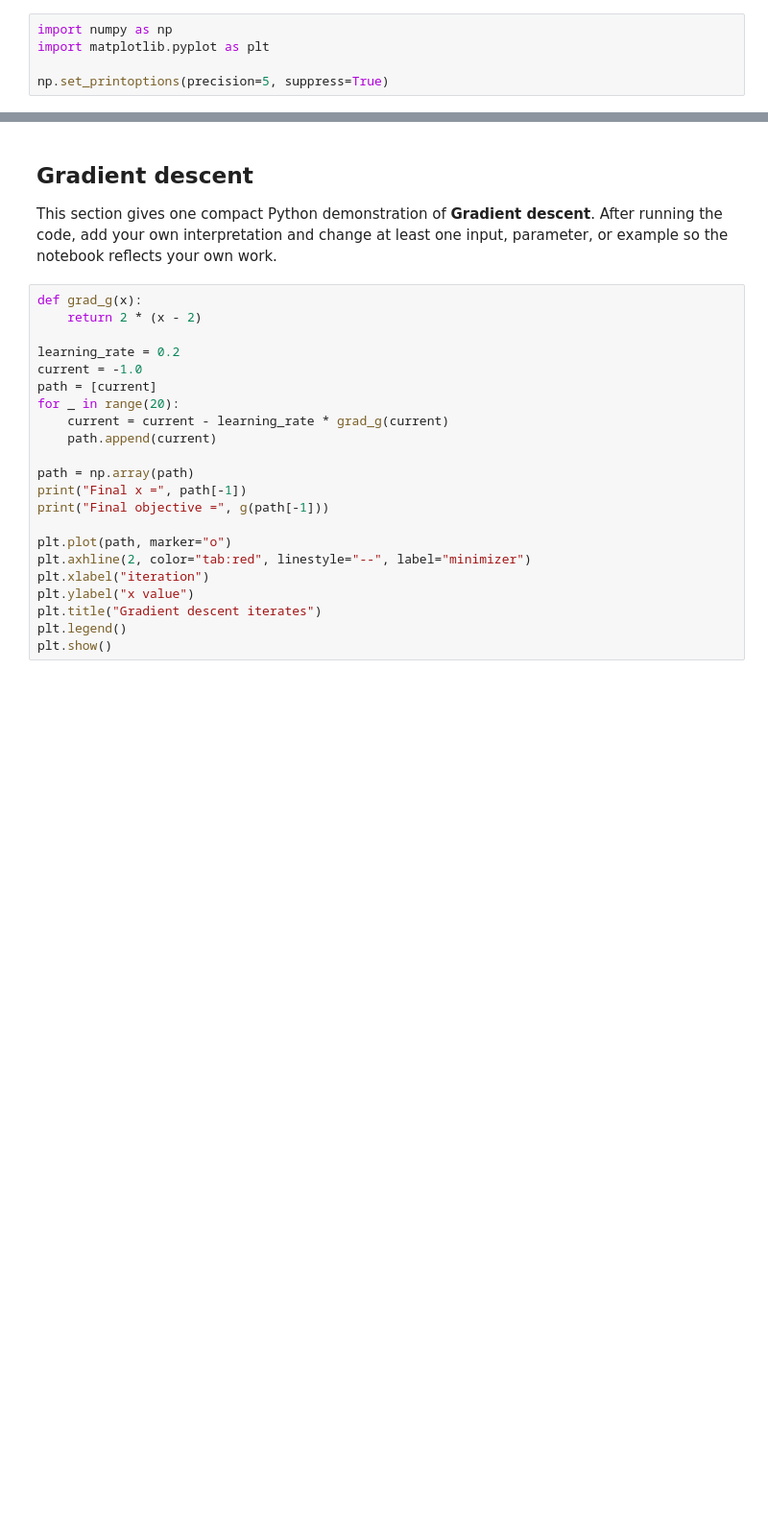
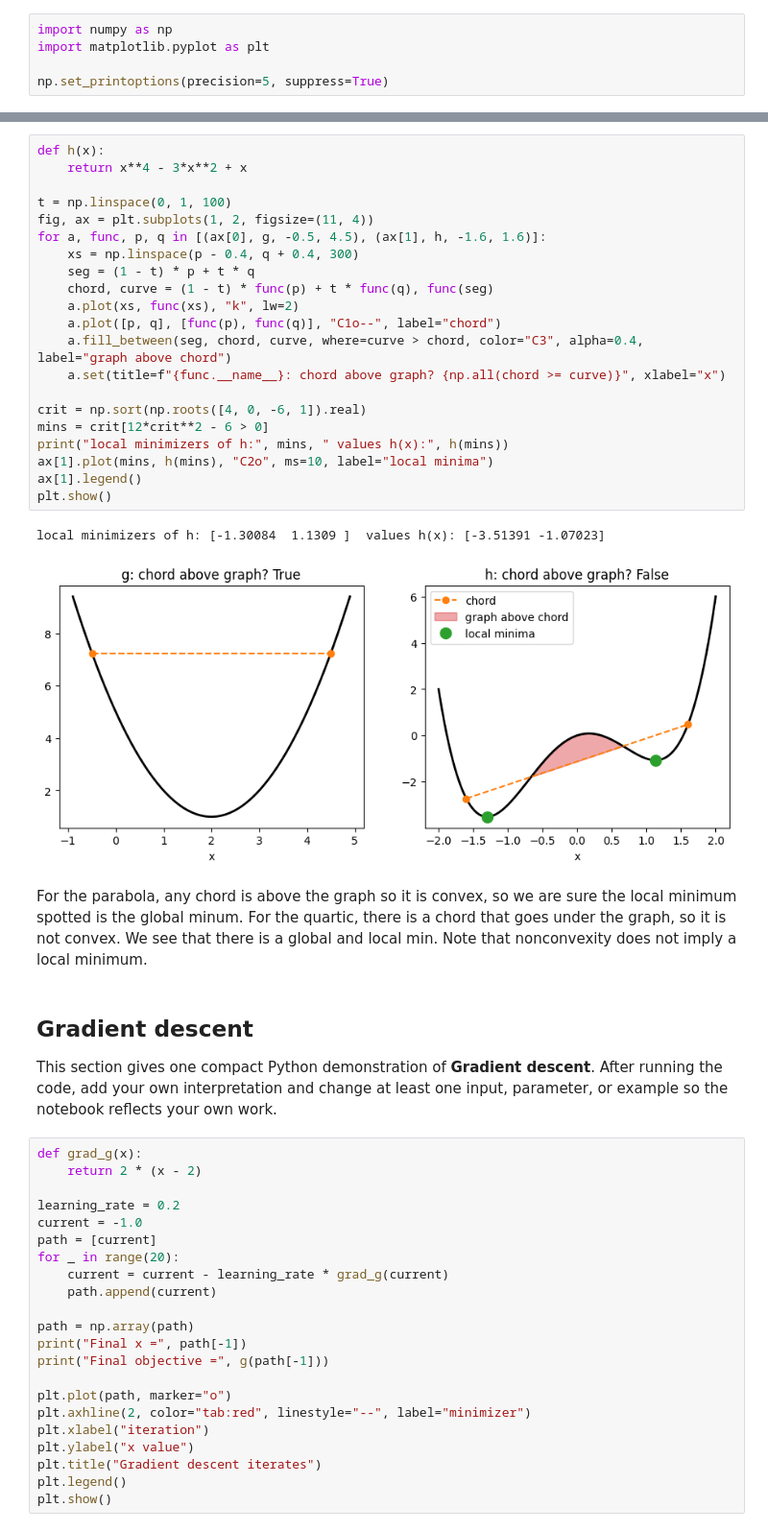
Before and after one commit to ehuangasu/MAT422, a Jupyter notebook: MAT422_Section_3_3_Optimization_Gradient_Descent.ipynb, the cells around one changed output, grey strips where cells are left out. Shown at 96% size. Cells and saved outputs as stored; diff of their text form; blank space fills up the shorter version.

```diff
--- a/MAT422_Section_3_3_Optimization_Gradient_Descent.ipynb
+++ b/MAT422_Section_3_3_Optimization_Gradient_Descent.ipynb
@@ -53,3 +92,29 @@ plt.show()
+# %%
+def h(x):
+    return x**4 - 3*x**2 + x
+
+t = np.linspace(0, 1, 100)
+fig, ax = plt.subplots(1, 2, figsize=(11, 4))
+for a, func, p, q in [(ax[0], g, -0.5, 4.5), (ax[1], h, -1.6, 1.6)]:
+    xs = np.linspace(p - 0.4, q + 0.4, 300)
+    seg = (1 - t) * p + t * q
+    chord, curve = (1 - t) * func(p) + t * func(q), func(seg)
+    a.plot(xs, func(xs), "k", lw=2)
+    a.plot([p, q], [func(p), func(q)], "C1o--", label="chord")
+    a.fill_between(seg, chord, curve, where=curve > chord, color="C3", alpha=0.4, label="graph above chord")
+    a.set(title=f"{func.__name__}: chord above graph? {np.all(chord >= curve)}", xlabel="x")
+
+crit = np.sort(np.roots([4, 0, -6, 1]).real)
+mins = crit[12*crit**2 - 6 > 0]
+print("local minimizers of h:", mins, " values h(x):", h(mins))
+ax[1].plot(mins, h(mins), "C2o", ms=10, label="local minima")
+ax[1].legend()
+plt.show()
+# %% [output]
+local minimizers of h: [-1.30084  1.1309 ]  values h(x): [-3.51391 -1.07023]
+[figure, added]
+# %% [markdown]
+For the parabola, any chord is above the graph so it is convex, so we are sure the local minimum spotted is the global minum. For the quartic, there is a chord that goes under the graph, so it is not convex. We see that there is a global and local min. Note that nonconvexity does not imply a local minimum.
 # %% [markdown]
 ## Gradient descent
 
```
Also changed, not shown: parts of 10 cells of this notebook.
